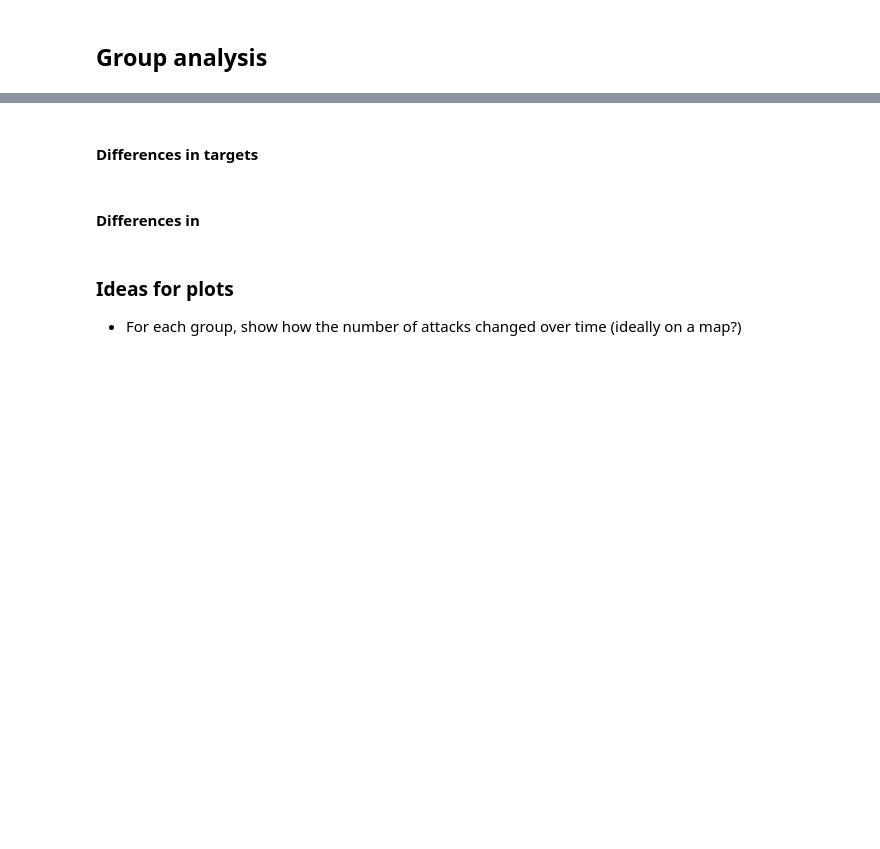
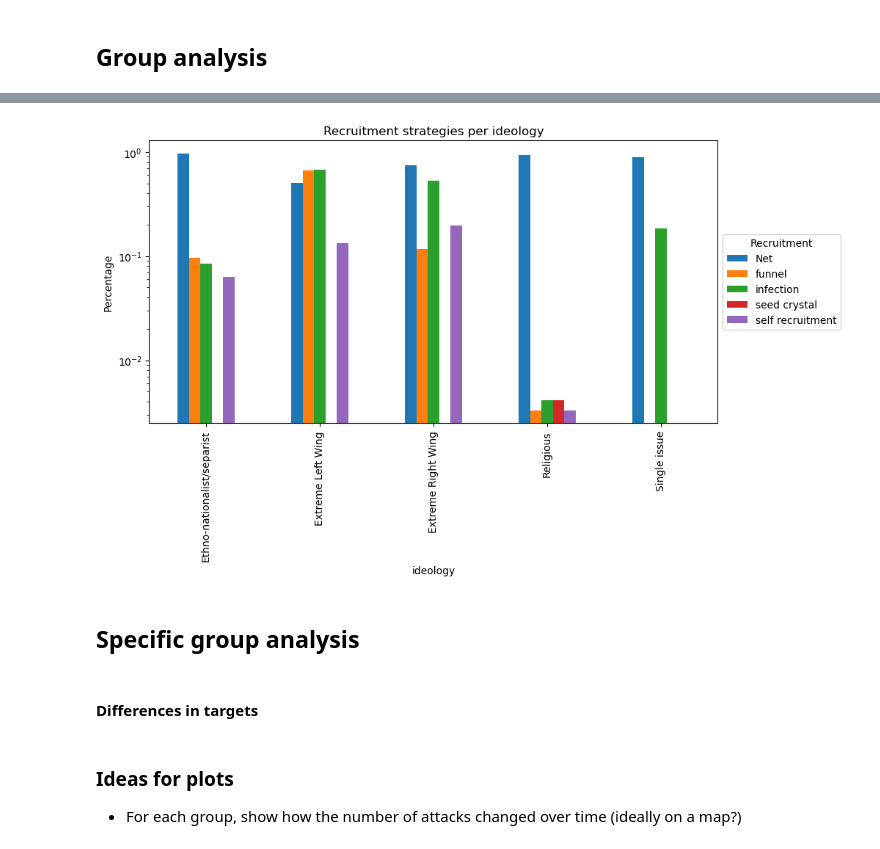
Before and after one commit to com-480-data-visualization/project-2023-yeravizard, a Jupyter notebook: scripts/terrorist_groups.ipynb, the cells around one changed output, grey strips where cells are left out. Saved outputs shown, nothing was run; the diff lists cells and outputs as text; code cells hidden in the pictures; blank space fills up the shorter version.

```diff
--- a/scripts/terrorist_groups.ipynb
+++ b/scripts/terrorist_groups.ipynb
@@ -143,3 +150,44 @@ dtype: int64
+# %%
+#---------------------Recruitment strategies---------------------#
+# Do the same as before, but now for REC_1, REC_2, REC_3, REC_4, REC_5, REC_OTH
+# initialize a dictionary where the key is (ideology, recruitment) and the value is the percentage
+ideology_recruitment = {}
+
+for i in range(5):
+    ideology = ideologies[i+1]
+    subset = GTD_gattacks[GTD_gattacks.dominant_ideology == i+1]
+    total_known_recruitment = len(subset[subset.REC_1 != -99])
+    for j in range(5):
+        recruitment = j+1
+        if j != 4:
+            ideology_recruitment[(ideology, recruitment)] = len(
+                subset[subset['REC_'+str(recruitment)] == 1])/total_known_recruitment
+        if j ==4:
+            ideology_recruitment[(ideology, recruitment)] = len(
+            subset[subset['REC_OTH'] == 1])/total_known_recruitment
+
+# Now make a grouped bar chart with the percentages
+# Make a dataframe with the percentages
+ideology_recruitment_df = pd.DataFrame(columns=['ideology', 'recruitment', 'percentage'])
+for key in ideology_recruitment:
+    ideology_recruitment_df = ideology_recruitment_df.append({'ideology': key[0], 'recruitment': key[1], 'percentage': ideology_recruitment[key]}, ignore_index=True)
+
+ideology_recruitment_df.set_index(['ideology', 'recruitment'], inplace=True)
+
+# Now make a grouped bar chart with the percentages. The chart should not be stacked, the bars should be next to each other
+ideology_recruitment_df.unstack().plot(kind='bar', stacked=False, figsize=(10, 5))
+# Change the legend. The legend should be outside the plot, for each color we should display the recruitment (1: Coercion, 2: Material Incentive, 3: Social Network, 4: Ideological, 5: Other)
+# Change the content of the legend
+plt.legend(title="Recruitment", loc='center left', bbox_to_anchor=(1, 0.5), labels=['Net', 'funnel', 'infection', 'seed crystal', 'self recruitment', 'Other'])
+plt.title("Recruitment strategies per ideology")
+plt.ylabel("Percentage")
+# log y axis
+plt.yscale('log')
+plt.show()
+# %% [output]
+[figure, added]
+# %% [markdown]
+## Specific group analysis
 # %%
 # Get the groups of interest
 taliban_attacks = GTD_gattacks[GTD_gattacks.gname ==
@@ -170,8 +218,6 @@ fig.show()
 
 # Save the figure as a html file to display on a website, save in the folder 'plots'
 fig.write_html("../plots/group_target_types.html")
-# %% [markdown]
-#### Differences in
 # %% [markdown]
 ### Ideas for plots
 
```
Also changed, not shown: parts of 6 cells of this notebook, 3 other files.
